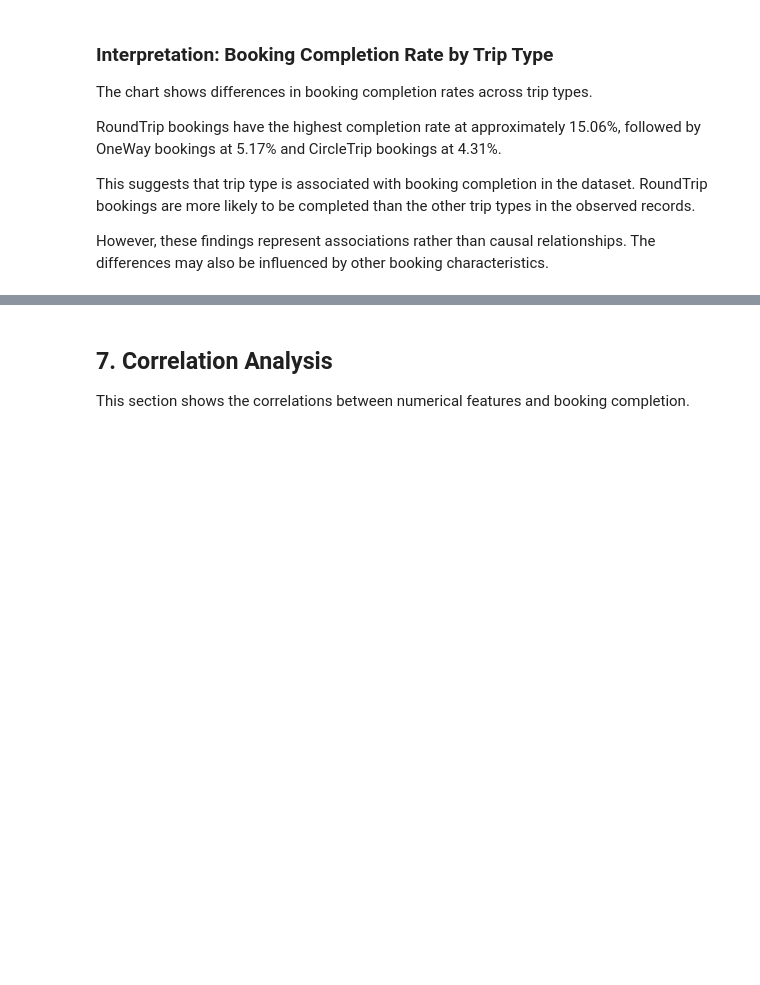
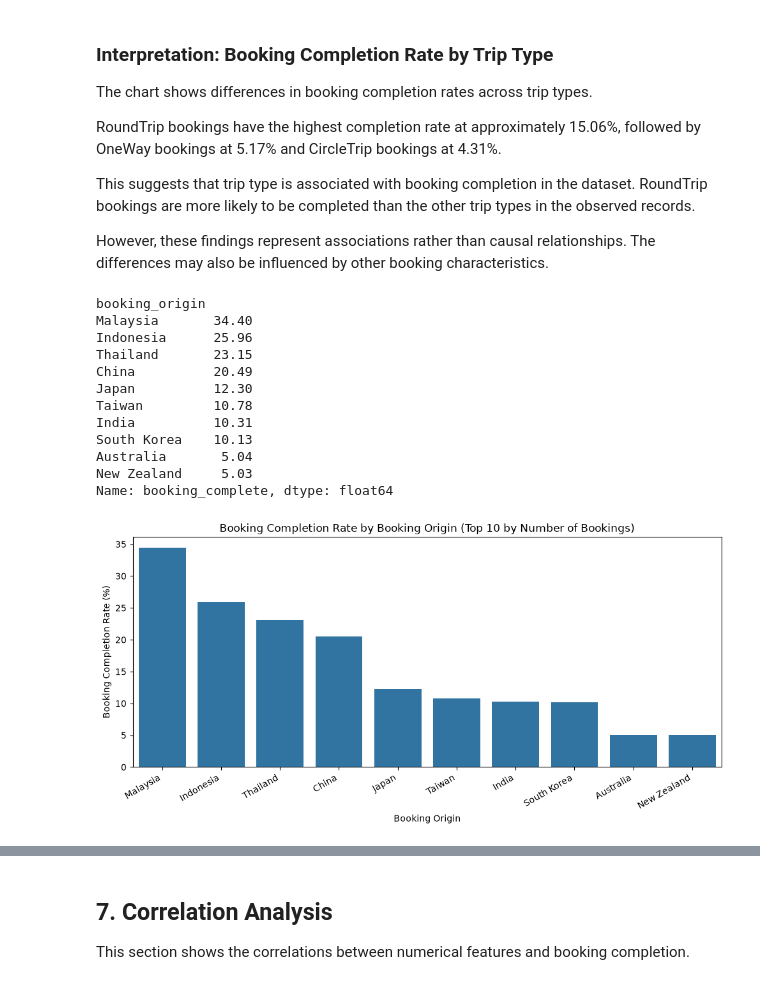
Before and after one commit to Ghaida-Alyousef/SW485-Project-Group5, a Jupyter notebook: Phase1_Data_Exploration.ipynb, the cells around one changed output, grey strips where cells are left out. Drawn from its saved outputs; the diff is of its cells as text; code cells hidden in the pictures; blank space fills up the shorter version.

```diff
--- a/Phase1_Data_Exploration.ipynb
+++ b/Phase1_Data_Exploration.ipynb
@@ -377,3 +377,46 @@ RoundTrip bookings have the highest completion rate at approximately 15.06%, fol
 This suggests that trip type is associated with booking completion in the dataset. RoundTrip bookings are more likely to be completed than the other trip types in the observed records.
 
 However, these findings represent associations rather than causal relationships. The differences may also be influenced by other booking characteristics.
+# %%
+# Booking completion rate for the 10 largest booking origins
+
+top_origins = df["booking_origin"].value_counts().head(10).index
+
+completion_by_origin = (
+    df[df["booking_origin"].isin(top_origins)]
+    .groupby("booking_origin")["booking_complete"]
+    .mean()
+    .mul(100)
+    .sort_values(ascending=False)
+)
+
+print(completion_by_origin.round(2))
+
+plt.figure(figsize=(10, 5))
+
+sns.barplot(
+    x=completion_by_origin.index,
+    y=completion_by_origin.values
+)
+
+plt.title("Booking Completion Rate by Booking Origin (Top 10 by Number of Bookings)")
+plt.xlabel("Booking Origin")
+plt.ylabel("Booking Completion Rate (%)")
+plt.xticks(rotation=30, ha="right")
+plt.tight_layout()
+
+plt.show()
+# %% [output]
+booking_origin
+Malaysia       34.40
+Indonesia      25.96
+Thailand       23.15
+China          20.49
+Japan          12.30
+Taiwan         10.78
+India          10.31
+South Korea    10.13
+Australia       5.04
+New Zealand     5.03
+Name: booking_complete, dtype: float64
+[figure, added]
```
Also changed, not shown: parts of 3 cells of this notebook.
